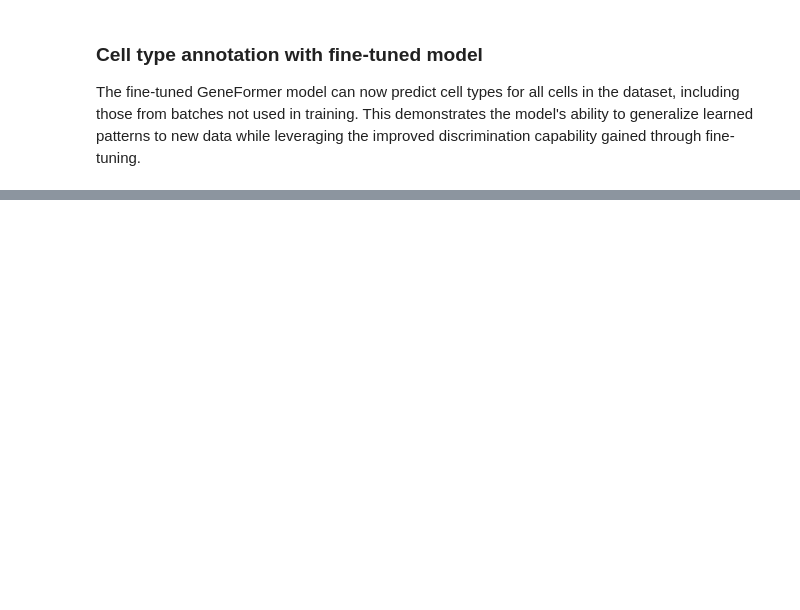
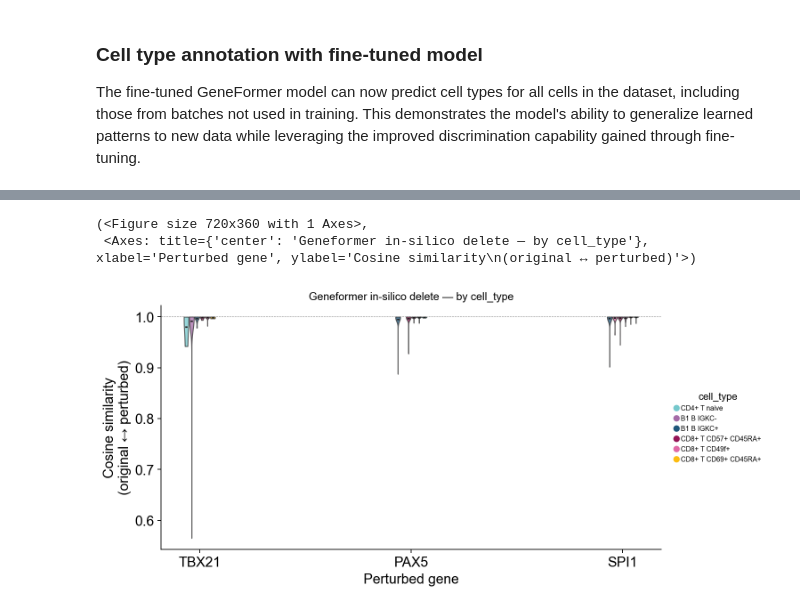
Before and after one commit to DBinary/omicverse-tutorials, a Jupyter notebook: docs/Tutorials-llm/t_geneformer.ipynb, the cells around one changed output, grey strips where cells are left out. Drawn from its saved outputs; the diff is of its cells as text; code cells hidden in the pictures; blank space fills up the shorter version.

```diff
--- a/docs/Tutorials-llm/t_geneformer.ipynb
+++ b/docs/Tutorials-llm/t_geneformer.ipynb
@@ -533,0 +542,7 @@ ov.pl.perturbation_embedding_shift(adata, perturb_result,
+# %%
+ov.pl.perturbation_shift_violin(perturb_result, adata=adata_pert,
+                                groupby='cell_type', figsize=(9, 4.5))
+# %% [output]
+(<Figure size 720x360 with 1 Axes>,
+ <Axes: title={'center': 'Geneformer in-silico delete — by cell_type'}, xlabel='Perturbed gene', ylabel='Cosine similarity\n(original ↔ perturbed)'>)
+[figure, added]
```
Also changed, not shown: parts of 24 cells of this notebook, 1 other file.
